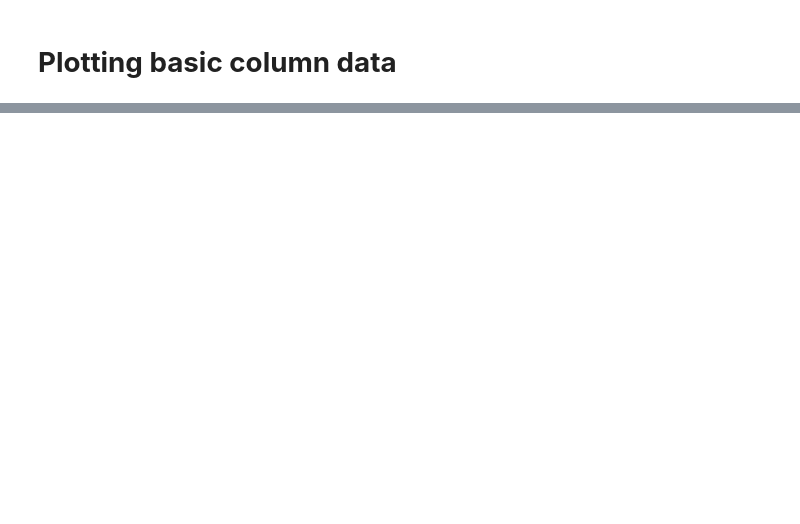
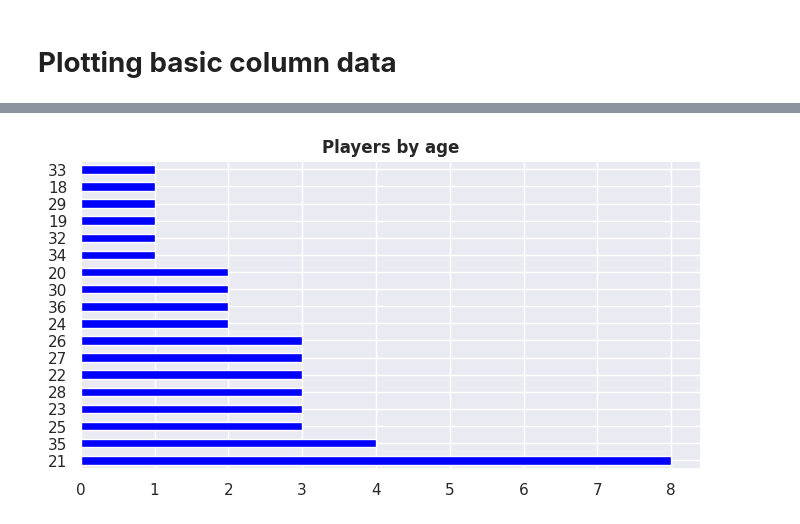
Before and after one commit to guilhermelaviola/InterMilan, a Jupyter notebook: CurrentSquad.ipynb, the cells around one changed output, grey strips where cells are left out. Cells and saved outputs as stored; diff of their text form; code cells hidden in the pictures; blank space fills up the shorter version.

```diff
--- a/CurrentSquad.ipynb
+++ b/CurrentSquad.ipynb
@@ -110,0 +125,8 @@ squad.tail(50)
+# %%
+# Displaying players by age:
+squad['Player age'].value_counts().plot(kind = 'barh', color = 'blue', figsize = (8, 4))
+plt.ylabel(None)
+plt.title('Players by age', fontweight = 'bold')
+plt.show()
+# %% [output]
+[figure, added]
```
Also changed, not shown: parts of 9 cells of this notebook.
